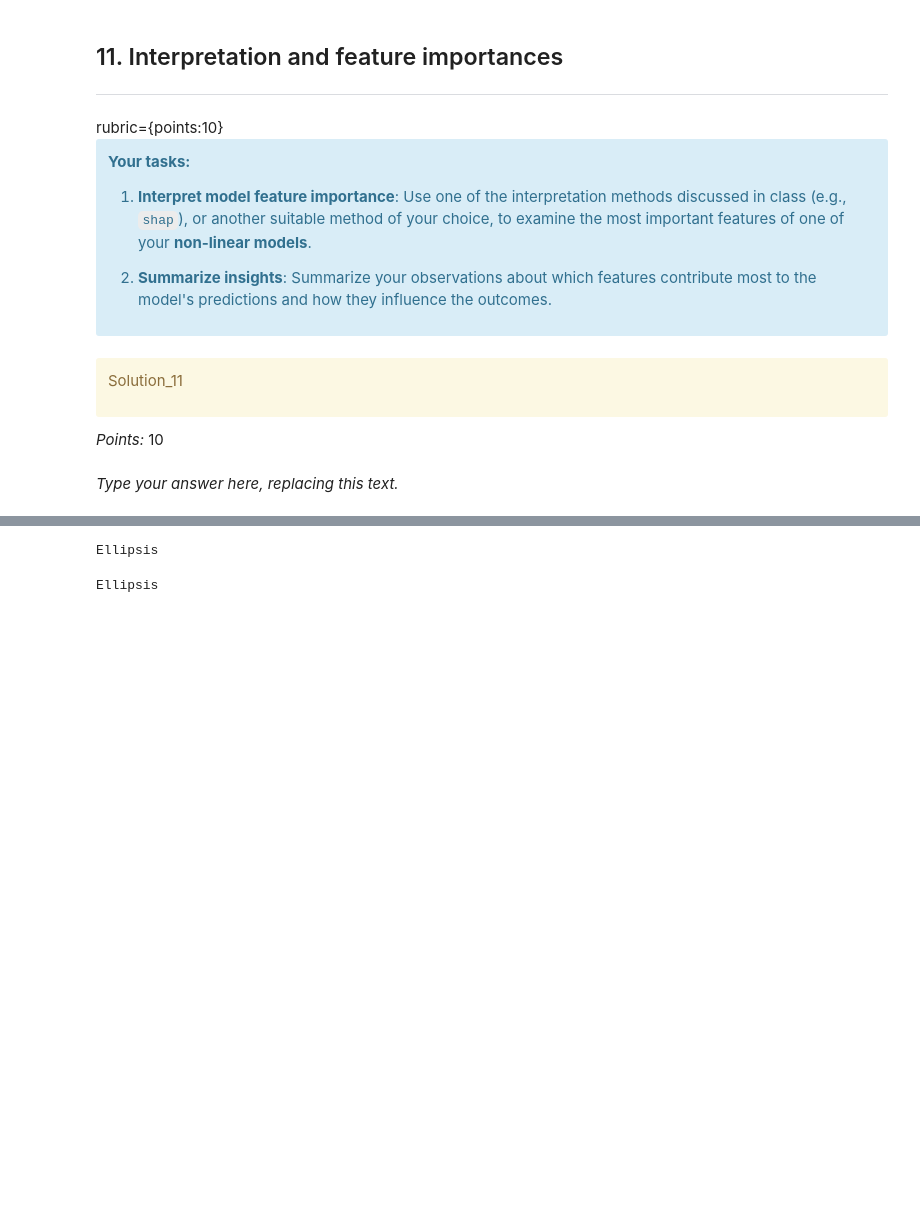
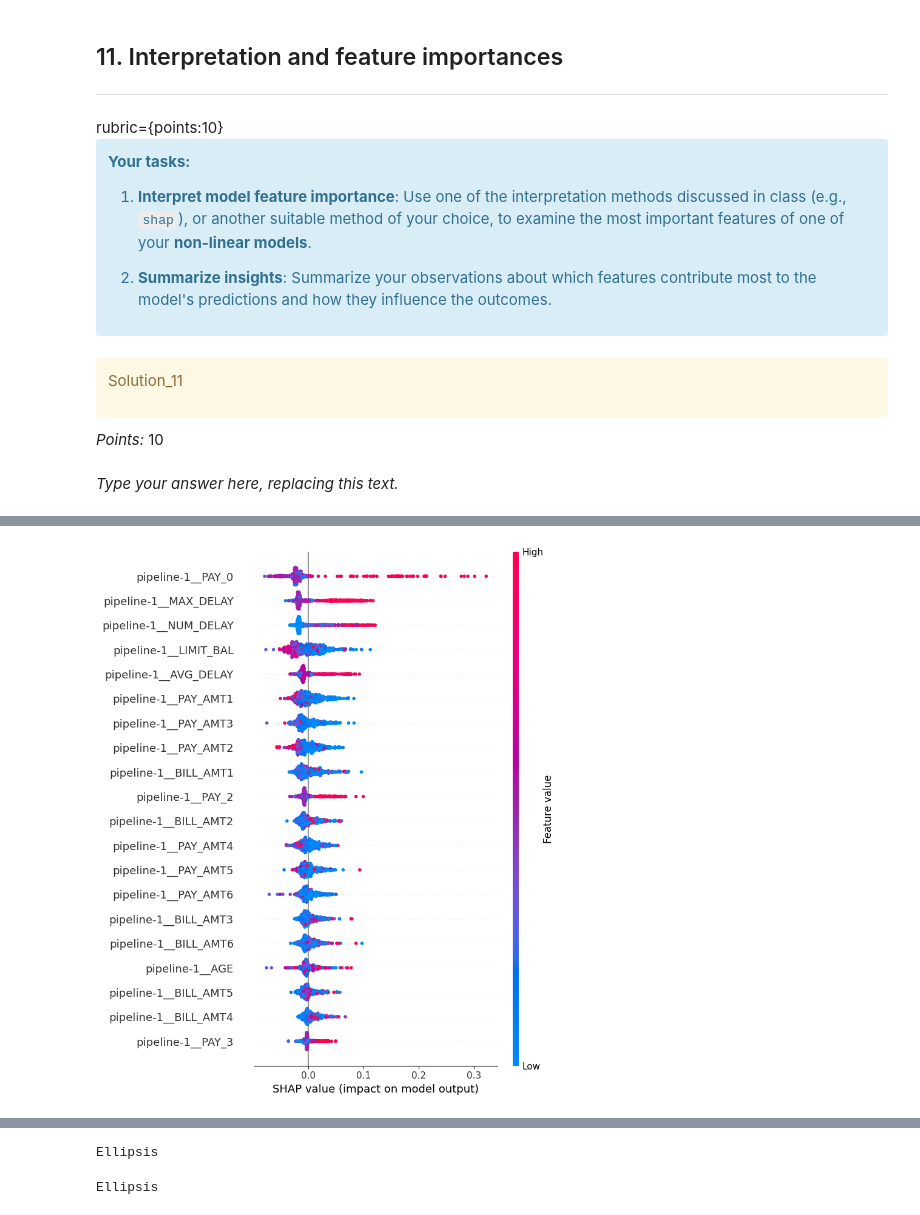
Before and after one commit to angshe/330hw5, a Jupyter notebook: hw5.ipynb, the cells around one changed output, grey strips where cells are left out. Cells and saved outputs as stored; diff of their text form; code cells hidden in the pictures; blank space fills up the shorter version.

```diff
--- a/hw5.ipynb
+++ b/hw5.ipynb
@@ -1432,0 +1417,27 @@ Ellipsis
+# %%
+# for random forest
+# taken from lecture 12, CPSC 330 2025W2
+
+import shap
+
+feature_names = preprocessor.get_feature_names_out()
+
+X_train_enc = pd.DataFrame(
+    data=preprocessor.transform(X_train),
+    columns=feature_names,
+    index=X_train.index,
+)
+
+X_test_enc = pd.DataFrame(
+    data=preprocessor.transform(X_test),
+    columns=feature_names,
+    index=X_test.index,
+)
+model = pipe_rf.named_steps["randomforestclassifier"]
+model.fit(X_train_enc, y_train)
+
+explainer = shap.TreeExplainer(model)
+
+X_sample = X_train_enc[0:500]  # getting the shap values of every row in the train data would take too long, so we are going to look at only the first 500 samples
+train_shap_values = explainer(X_sample)
+shap.initjs()
@@ -1432,0 +1446,4 @@ Ellipsis
+# %%
+shap.summary_plot(train_shap_values[:,:,1], X_sample)
+# %% [output]
+[figure, added]
```
Also changed, not shown: parts of 10 cells of this notebook.
